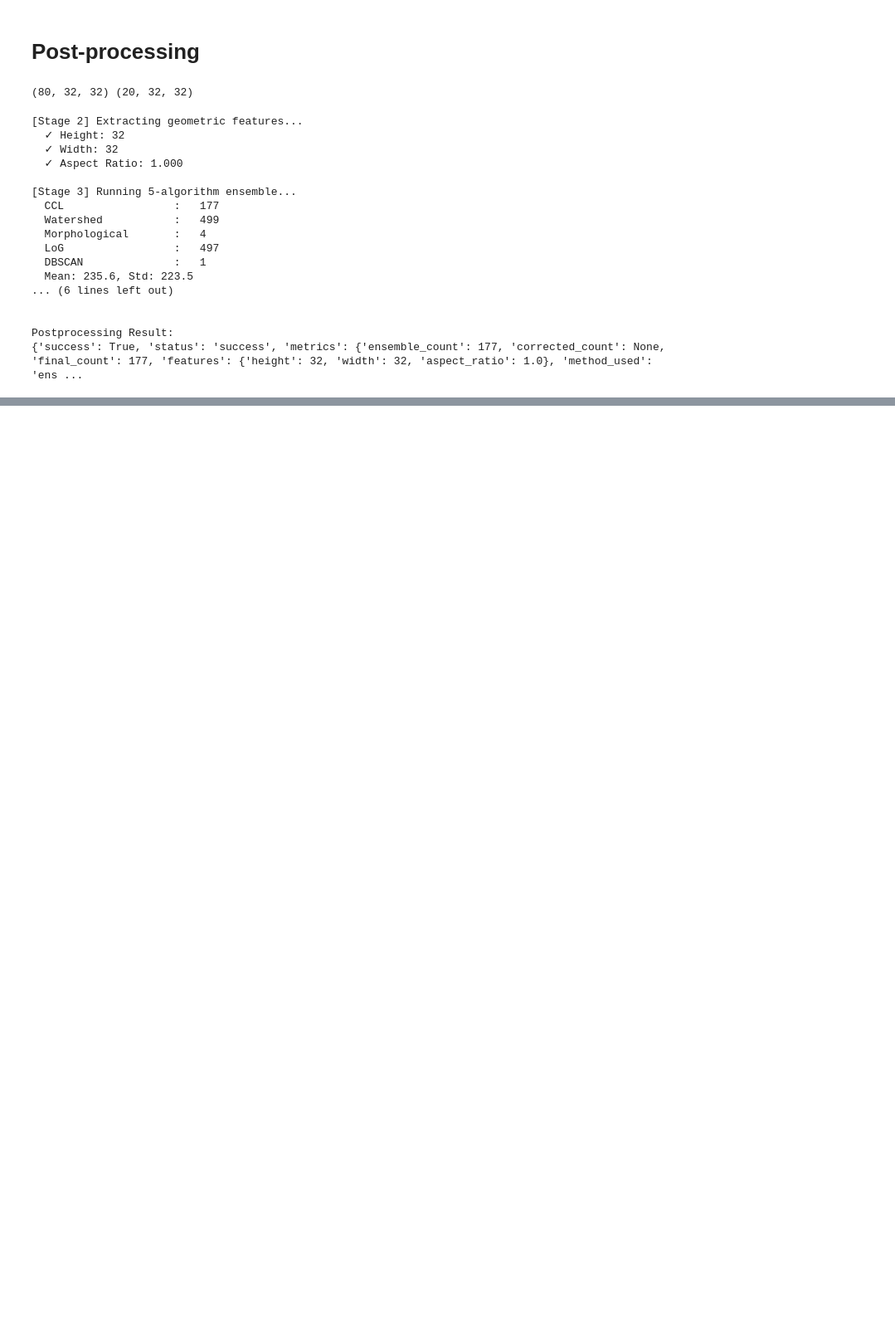
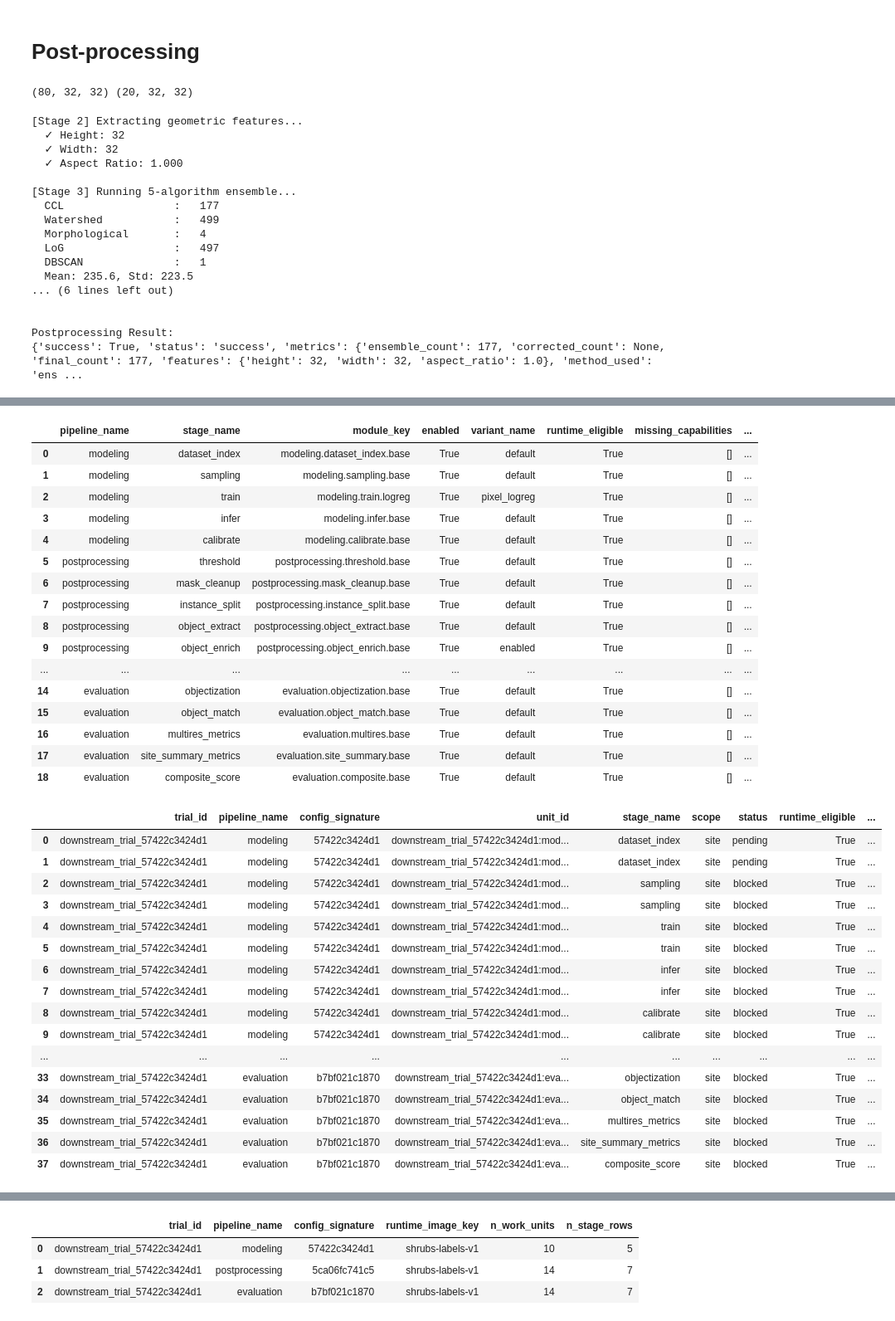
Before and after one commit to ICharmU/shrub, a Jupyter notebook: Final/main.ipynb, the cells around one changed output, grey strips where cells are left out. Shown at 83% size. Saved outputs shown, nothing was run; the diff lists cells and outputs as text; code cells hidden in the pictures; blank space fills up the shorter version.

Commit message:
Final combo working upto single trial

```diff
--- a/Final/main.ipynb
+++ b/Final/main.ipynb
@@ -1991,0 +2843,26 @@ Postprocessing Result:
+# %%
+single_trial, single_pipes, single_cfg = build_downstream_trial_bundle(
+    trial_prefix="downstream_trial",
+    sites=SMOKE_MODEL_SITES,
+    feature_signature=REAL_FEATURE_SIG,
+    modeling_overrides={
+        "feature_profile": "naip_als_3dep",
+        "model_family": "pixel_logreg",
+        "use_confidence_weights": True,
+        "threshold_mode": "fixed",
+        "fixed_threshold": 0.5,
+    },
+)
+
+single_trial_bundle = {single_trial.trial_id: single_pipes}
+
+single_preflight_cache = grid.build_preflight_cache(
+    trials=[single_trial],
+    pipelines_by_trial=single_trial_bundle,
+    show_progress=True,
+    log_details=True,
+)
+
+single_runtime_health_df = grid.trial_runtime_health_frame_from_cache(preflight_cache=single_preflight_cache)
+single_dependency_health_df = grid.trial_dependency_health_frame_from_cache(preflight_cache=single_preflight_cache)
+single_preflight_df = grid.grid_preflight_frame_from_cache(preflight_cache=single_preflight_cache)
@@ -1991,0 +2886,40 @@ Postprocessing Result:
+# %%
+display(single_runtime_health_df)
+display(single_dependency_health_df)
+display(single_preflight_df)
+display(grid.preflight_cache_summary_frame(preflight_cache=single_preflight_cache))
+# %% [output]
+|  | pipeline_name | stage_name | module_key | enabled | variant_name | runtime_eligible | missing_capabilities | ... |
+| 0 | modeling | dataset_index | modeling.dataset_index.base | True | default | True | [] | ... |
+| 1 | modeling | sampling | modeling.sampling.base | True | default | True | [] | ... |
+| 2 | modeling | train | modeling.train.logreg | True | pixel_logreg | True | [] | ... |
+| 3 | modeling | infer | modeling.infer.base | True | default | True | [] | ... |
+| 4 | modeling | calibrate | modeling.calibrate.base | True | default | True | [] | ... |
+| 5 | postprocessing | threshold | postprocessing.threshold.base | True | default | True | [] | ... |
+| 6 | postprocessing | mask_cleanup | postprocessing.mask_cleanup.base | True | default | True | [] | ... |
+| 7 | postprocessing | instance_split | postprocessing.instance_split.base | True | default | True | [] | ... |
+| 8 | postprocessing | object_extract | postprocessing.object_extract.base | True | default | True | [] | ... |
+| 9 | postprocessing | object_enrich | postprocessing.object_enrich.base | True | enabled | True | [] | ... |
+| ... | ... | ... | ... | ... | ... | ... | ... | ... |
+| 14 | evaluation | objectization | evaluation.objectization.base | True | default | True | [] | ... |
+| 15 | evaluation | object_match | evaluation.object_match.base | True | default | True | [] | ... |
+| 16 | evaluation | multires_metrics | evaluation.multires.base | True | default | True | [] | ... |
+| 17 | evaluation | site_summary_metrics | evaluation.site_summary.base | True | default | True | [] | ... |
+| 18 | evaluation | composite_score | evaluation.composite.base | True | default | True | [] | ... |
+|  | trial_id | pipeline_name | config_signature | unit_id | stage_name | scope | status | runtime_eligible | ... |
+| 0 | downstream_trial_57422c3424d1 | modeling | 57422c3424d1 | downstream_trial_57422c3424d1:mod... | dataset_index | site | pending | True | ... |
+| 1 | downstream_trial_57422c3424d1 | modeling | 57422c3424d1 | downstream_trial_57422c3424d1:mod... | dataset_index | site | pending | True | ... |
+| 2 | downstream_trial_57422c3424d1 | modeling | 57422c3424d1 | downstream_trial_57422c3424d1:mod... | sampling | site | blocked | True | ... |
+| 3 | downstream_trial_57422c3424d1 | modeling | 57422c3424d1 | downstream_trial_57422c3424d1:mod... | sampling | site | blocked | True | ... |
+| 4 | downstream_trial_57422c3424d1 | modeling | 57422c3424d1 | downstream_trial_57422c3424d1:mod... | train | site | blocked | True | ... |
+| 5 | downstream_trial_57422c3424d1 | modeling | 57422c3424d1 | downstream_trial_57422c3424d1:mod... | train | site | blocked | True | ... |
+| 6 | downstream_trial_57422c3424d1 | modeling | 57422c3424d1 | downstream_trial_57422c3424d1:mod... | infer | site | blocked | True | ... |
+| 7 | downstream_trial_57422c3424d1 | modeling | 57422c3424d1 | downstream_trial_57422c3424d1:mod... | infer | site | blocked | True | ... |
+| 8 | downstream_trial_57422c3424d1 | modeling | 57422c3424d1 | downstream_trial_57422c3424d1:mod... | calibrate | site | blocked | True | ... |
+| 9 | downstream_trial_57422c3424d1 | modeling | 57422c3424d1 | downstream_trial_57422c3424d1:mod... | calibrate | site | blocked | True | ... |
+| ... | ... | ... | ... | ... | ... | ... | ... | ... | ... |
+| 33 | downstream_trial_57422c3424d1 | evaluation | b7bf021c1870 | downstream_trial_57422c3424d1:eva... | objectization | site | blocked | True | ... |
+| 34 | downstream_trial_57422c3424d1 | evaluation | b7bf021c1870 | downstream_trial_57422c3424d1:eva... | object_match | site | blocked | True | ... |
+| 35 | downstream_trial_57422c3424d1 | evaluation | b7bf021c1870 | downstream_trial_57422c3424d1:eva... | multires_metrics | site | blocked | True | ... |
+| 36 | downstream_trial_57422c3424d1 | evaluation | b7bf021c1870 | downstream_trial_57422c3424d1:eva... | site_summary_metrics | site | blocked | True | ... |
+| 37 | downstream_trial_57422c3424d1 | evaluation | b7bf021c1870 | downstream_trial_57422c3424d1:eva... | composite_score | site | blocked | True | ... |
@@ -1991,0 +2943,4 @@ Postprocessing Result:
+|  | trial_id | pipeline_name | config_signature | runtime_image_key | n_work_units | n_stage_rows |
+| 0 | downstream_trial_57422c3424d1 | modeling | 57422c3424d1 | shrubs-labels-v1 | 10 | 5 |
+| 1 | downstream_trial_57422c3424d1 | postprocessing | 5ca06fc741c5 | shrubs-labels-v1 | 14 | 7 |
+| 2 | downstream_trial_57422c3424d1 | evaluation | b7bf021c1870 | shrubs-labels-v1 | 14 | 7 |
```
Also changed, not shown: parts of 29 cells of this notebook, 4 other files.
